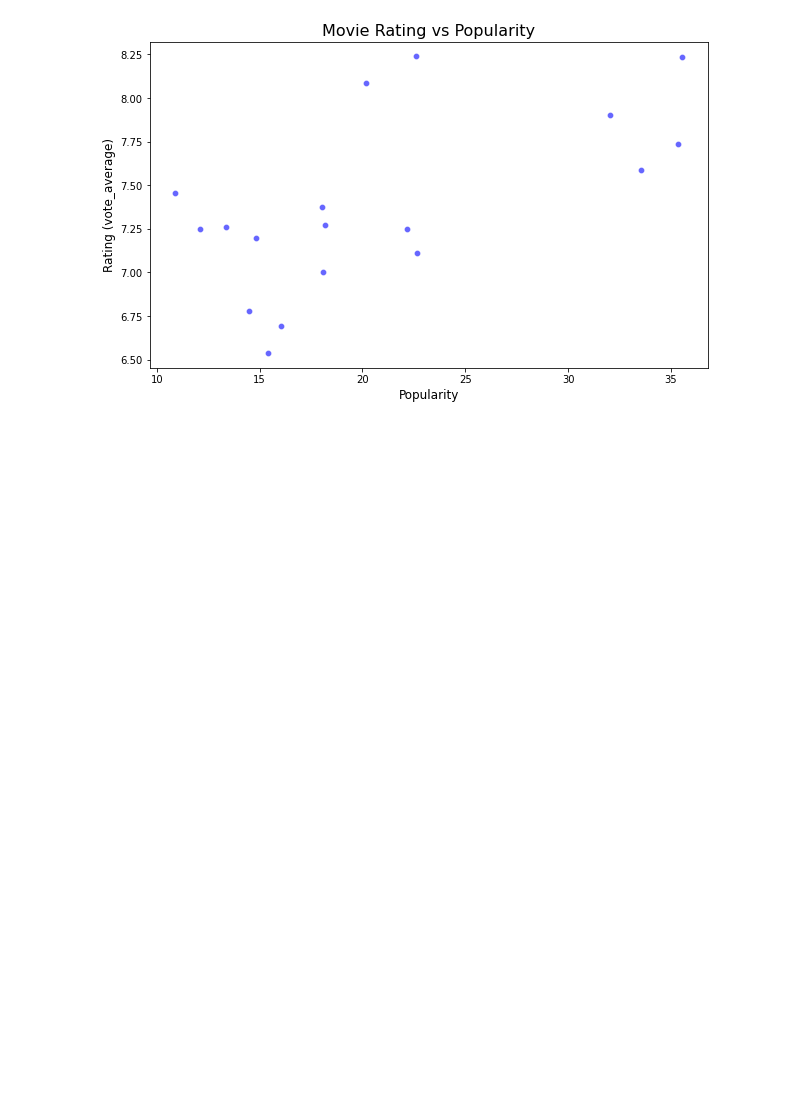
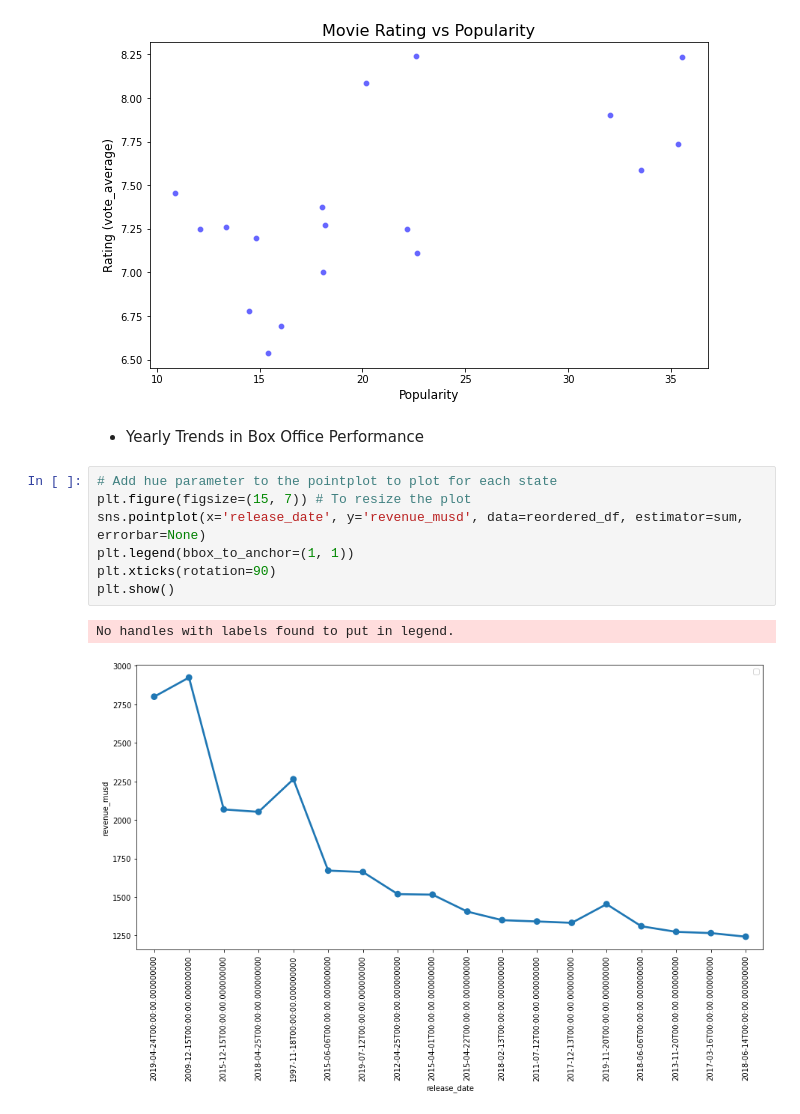
Before and after one commit to kgyauAmtch/Amtch_Personal_Projects, a Jupyter notebook: Project1/notebooks/data_cleaning.ipynb, the cells around one changed output. Drawn from its saved outputs; the diff is of its cells as text; blank space fills up the shorter version.

```diff
--- a/Project1/notebooks/data_cleaning.ipynb
+++ b/Project1/notebooks/data_cleaning.ipynb
@@ -1216,3 +1215,15 @@ plt.ylabel('Rating (vote_average)', fontsize=12)
 plt.show()
 # %% [output]
 [figure]
+# %% [markdown]
+- Yearly Trends in Box Office Performance
+# %%
+# Add hue parameter to the pointplot to plot for each state
+plt.figure(figsize=(15, 7)) # To resize the plot
+sns.pointplot(x='release_date', y='revenue_musd', data=reordered_df, estimator=sum, errorbar=None)
+plt.legend(bbox_to_anchor=(1, 1))
+plt.xticks(rotation=90)
+plt.show()
+# %% [output]
+No handles with labels found to put in legend.
+[figure, added]
```
Also changed, not shown: parts of 36 cells of this notebook, 1 other file.
